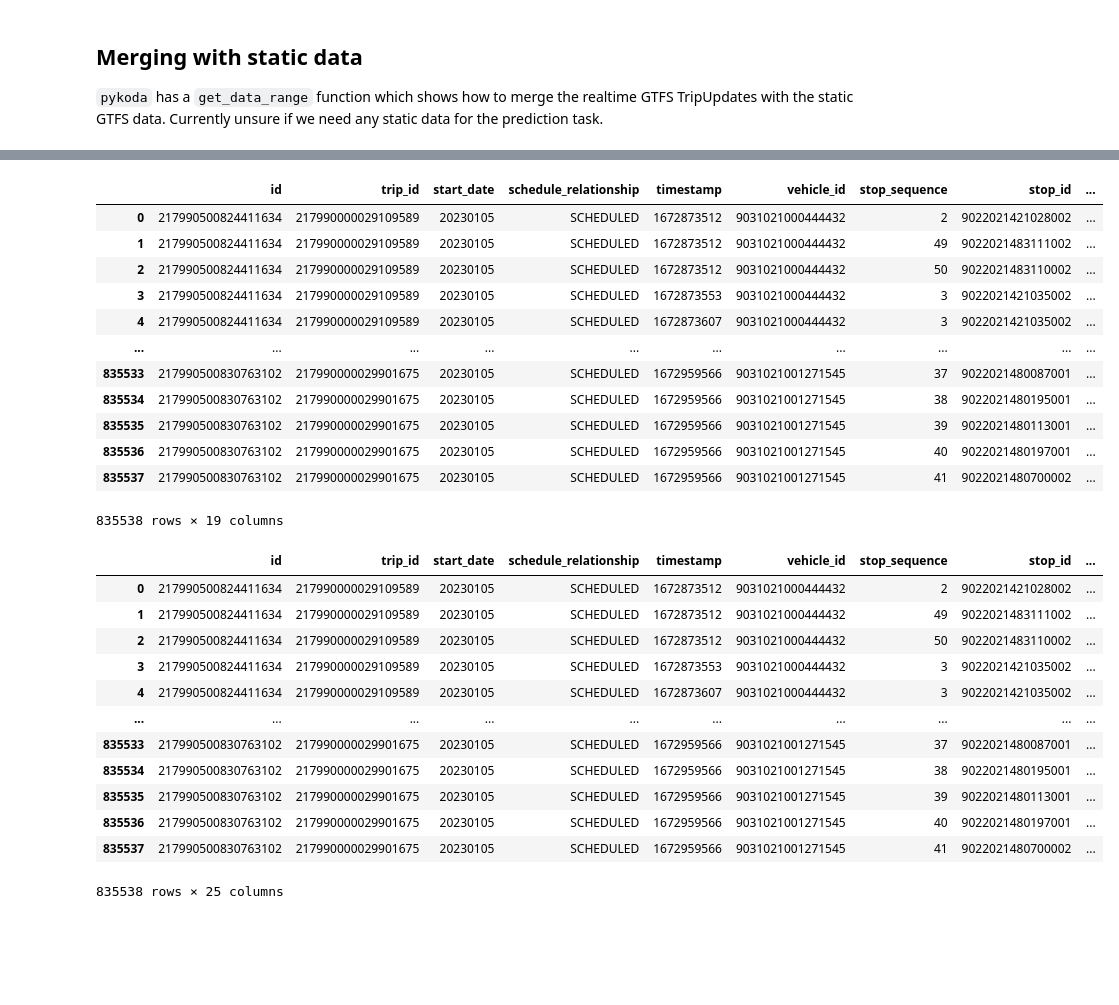
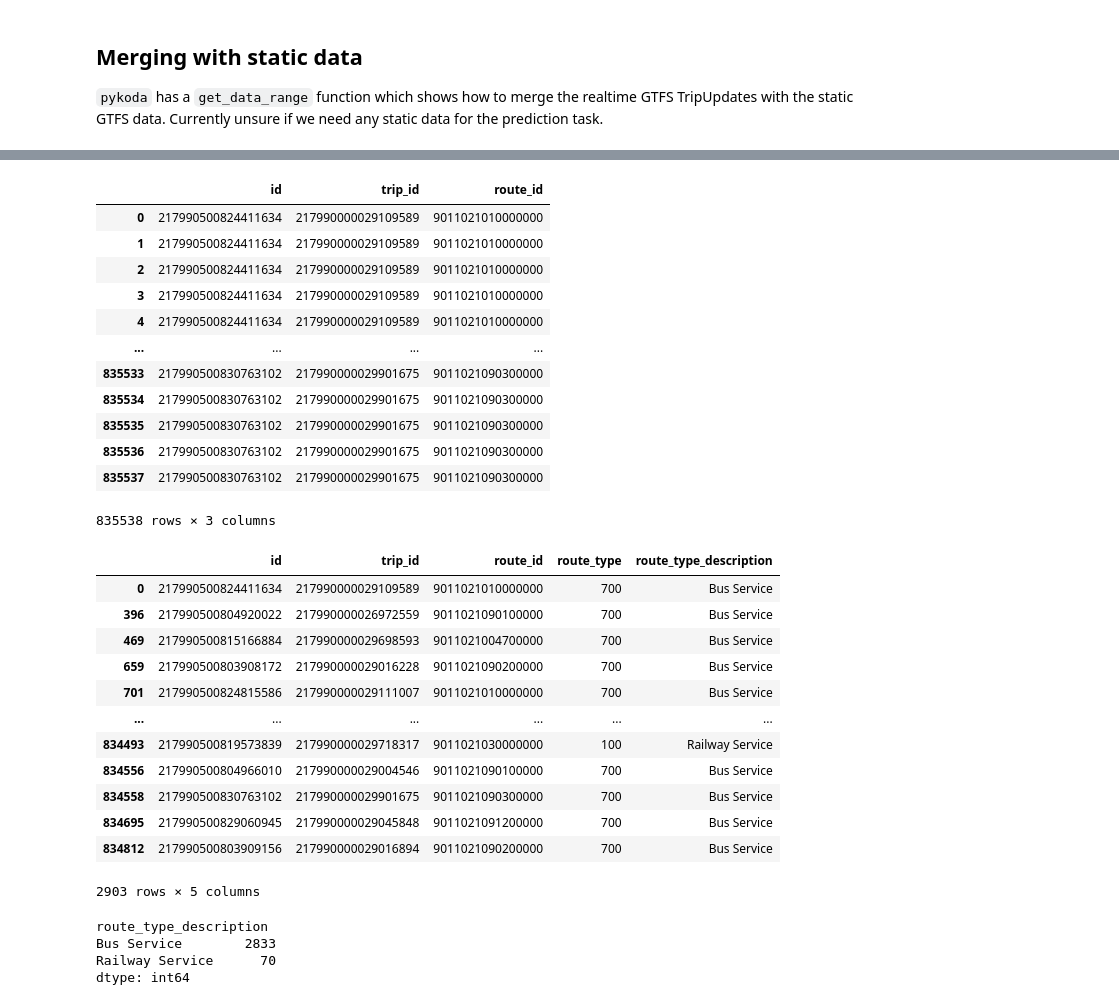
Before and after one commit to ID2223-2024-group2/project, a Jupyter notebook: koda_test.ipynb, the cells around one changed output, grey strips where cells are left out. Drawn from its saved outputs; the diff is of its cells as text; code cells hidden in the pictures; blank space fills up the shorter version.

```diff
--- a/koda_test.ipynb
+++ b/koda_test.ipynb
@@ -240,16 +227,23 @@ operator = OperatorsWithRT.X_TRAFIK
 date = "2023-01-05"
 feed_type = FeedType.TRIP_UPDATES
 
-tu_df = kpi.get_trip_updates_for_day(date, operator)
+tu_df, map_df = kpi.get_koda_data_for_day(date, operator)
 # Only keep trips that start on the specified date
 tu_df = tu_df[tu_df['start_date'] == date.replace("-", "")]
 
 trips_df = kpa.read_static_data_to_dataframe(operator, StaticDataTypes.TRIPS, date)
 routes_df = kpa.read_static_data_to_dataframe(operator, StaticDataTypes.ROUTES, date)
+# Drop unnecessary columns
+tu_df = tu_df.drop(columns=['start_date', 'schedule_relationship', 'timestamp',
+       'vehicle_id', 'stop_sequence', 'stop_id', 'arrival_delay',
+       'arrival_time', 'arrival_uncertainty', 'departure_delay',
+       'departure_time', 'departure_uncertainty'])
+trips_df = trips_df.drop(columns=['service_id', 'trip_headsign', 'direction_id',
+       'shape_id'])
+routes_df = routes_df.drop(columns=['agency_id', 'route_short_name', 'route_long_name', 'route_desc'])
 
 # Cast trip_id to string
 tu_df['trip_id'] = tu_df['trip_id'].astype(str)
 trips_df['trip_id'] = trips_df['trip_id'].astype(str)
-trips_df
 # %% [output]
 get_trip_updates_for_day already completed for xt on 2023-01-05
@@ -271,36 +253,47 @@ get_trip_updates_for_day already completed for xt on 2023-01-05
 tu_df = tu_df.merge(trips_df, on='trip_id', how='inner')
 tu_df
 # %% [output]
-|  | id | trip_id | start_date | schedule_relationship | timestamp | vehicle_id | stop_sequence | stop_id | ... |
-| 0 | 217990500824411634 | 217990000029109589 | 20230105 | SCHEDULED | 1672873512 | 9031021000444432 | 2 | 9022021421028002 | ... |
-| 1 | 217990500824411634 | 217990000029109589 | 20230105 | SCHEDULED | 1672873512 | 9031021000444432 | 49 | 9022021483111002 | ... |
-| 2 | 217990500824411634 | 217990000029109589 | 20230105 | SCHEDULED | 1672873512 | 9031021000444432 | 50 | 9022021483110002 | ... |
-| 3 | 217990500824411634 | 217990000029109589 | 20230105 | SCHEDULED | 1672873553 | 9031021000444432 | 3 | 9022021421035002 | ... |
-| 4 | 217990500824411634 | 217990000029109589 | 20230105 | SCHEDULED | 1672873607 | 9031021000444432 | 3 | 9022021421035002 | ... |
-| ... | ... | ... | ... | ... | ... | ... | ... | ... | ... |
-| 835533 | 217990500830763102 | 217990000029901675 | 20230105 | SCHEDULED | 1672959566 | 9031021001271545 | 37 | 9022021480087001 | ... |
-| 835534 | 217990500830763102 | 217990000029901675 | 20230105 | SCHEDULED | 1672959566 | 9031021001271545 | 38 | 9022021480195001 | ... |
-| 835535 | 217990500830763102 | 217990000029901675 | 20230105 | SCHEDULED | 1672959566 | 9031021001271545 | 39 | 9022021480113001 | ... |
-| 835536 | 217990500830763102 | 217990000029901675 | 20230105 | SCHEDULED | 1672959566 | 9031021001271545 | 40 | 9022021480197001 | ... |
-| 835537 | 217990500830763102 | 217990000029901675 | 20230105 | SCHEDULED | 1672959566 | 9031021001271545 | 41 | 9022021480700002 | ... |
+|  | id | trip_id | route_id |
+| 0 | 217990500824411634 | 217990000029109589 | 9011021010000000 |
+| 1 | 217990500824411634 | 217990000029109589 | 9011021010000000 |
+| 2 | 217990500824411634 | 217990000029109589 | 9011021010000000 |
+| 3 | 217990500824411634 | 217990000029109589 | 9011021010000000 |
+| 4 | 217990500824411634 | 217990000029109589 | 9011021010000000 |
+| ... | ... | ... | ... |
+| 835533 | 217990500830763102 | 217990000029901675 | 9011021090300000 |
+| 835534 | 217990500830763102 | 217990000029901675 | 9011021090300000 |
+| 835535 | 217990500830763102 | 217990000029901675 | 9011021090300000 |
+| 835536 | 217990500830763102 | 217990000029901675 | 9011021090300000 |
+| 835537 | 217990500830763102 | 217990000029901675 | 9011021090300000 |
-835538 rows × 19 columns
+835538 rows × 3 columns
 # %%
 # Join with static data on route_id
 tu_df = tu_df.merge(routes_df, on='route_id', how='inner')
+# Remove duplicate trip_ids
+tu_df = tu_df.drop_duplicates(subset=['trip_id'])
 # Map route_type to strings with route_types dict
-tu_df['vehicle_type'] = tu_df['route_type'].map(route_types)
+tu_df['route_type_description'] = tu_df['route_type'].map(route_types)
 tu_df
 # %% [output]
-|  | id | trip_id | start_date | schedule_relationship | timestamp | vehicle_id | stop_sequence | stop_id | ... |
-| 0 | 217990500824411634 | 217990000029109589 | 20230105 | SCHEDULED | 1672873512 | 9031021000444432 | 2 | 9022021421028002 | ... |
-| 1 | 217990500824411634 | 217990000029109589 | 20230105 | SCHEDULED | 1672873512 | 9031021000444432 | 49 | 9022021483111002 | ... |
-| 2 | 217990500824411634 | 217990000029109589 | 20230105 | SCHEDULED | 1672873512 | 9031021000444432 | 50 | 9022021483110002 | ... |
-| 3 | 217990500824411634 | 217990000029109589 | 20230105 | SCHEDULED | 1672873553 | 9031021000444432 | 3 | 9022021421035002 | ... |
-| 4 | 217990500824411634 | 217990000029109589 | 20230105 | SCHEDULED | 1672873607 | 9031021000444432 | 3 | 9022021421035002 | ... |
-| ... | ... | ... | ... | ... | ... | ... | ... | ... | ... |
-| 835533 | 217990500830763102 | 217990000029901675 | 20230105 | SCHEDULED | 1672959566 | 9031021001271545 | 37 | 9022021480087001 | ... |
-| 835534 | 217990500830763102 | 217990000029901675 | 20230105 | SCHEDULED | 1672959566 | 9031021001271545 | 38 | 9022021480195001 | ... |
-| 835535 | 217990500830763102 | 217990000029901675 | 20230105 | SCHEDULED | 1672959566 | 9031021001271545 | 39 | 9022021480113001 | ... |
-| 835536 | 217990500830763102 | 217990000029901675 | 20230105 | SCHEDULED | 1672959566 | 9031021001271545 | 40 | 9022021480197001 | ... |
-| 835537 | 217990500830763102 | 217990000029901675 | 20230105 | SCHEDULED | 1672959566 | 9031021001271545 | 41 | 9022021480700002 | ... |
+|  | id | trip_id | route_id | route_type | route_type_description |
+| 0 | 217990500824411634 | 217990000029109589 | 9011021010000000 | 700 | Bus Service |
+| 396 | 217990500804920022 | 217990000026972559 | 9011021090100000 | 700 | Bus Service |
+| 469 | 217990500815166884 | 217990000029698593 | 9011021004700000 | 700 | Bus Service |
+| 659 | 217990500803908172 | 217990000029016228 | 9011021090200000 | 700 | Bus Service |
+| 701 | 217990500824815586 | 217990000029111007 | 9011021010000000 | 700 | Bus Service |
+| ... | ... | ... | ... | ... | ... |
+| 834493 | 217990500819573839 | 217990000029718317 | 9011021030000000 | 100 | Railway Service |
+| 834556 | 217990500804966010 | 217990000029004546 | 9011021090100000 | 700 | Bus Service |
+| 834558 | 217990500830763102 | 217990000029901675 | 9011021090300000 | 700 | Bus Service |
+| 834695 | 217990500829060945 | 217990000029045848 | 9011021091200000 | 700 | Bus Service |
+| 834812 | 217990500803909156 | 217990000029016894 | 9011021090200000 | 700 | Bus Service |
-835538 rows × 25 columns
+2903 rows × 5 columns
+# %%
+# Count how many bus and train services there are (Route type 700 and 100)
+service_counts = tu_df.groupby('route_type_description').size()
+service_counts
+# %% [output]
+route_type_description
+Bus Service        2833
+Railway Service      70
+dtype: int64
```
Also changed, not shown: parts of 5 cells of this notebook, 3 other files.
